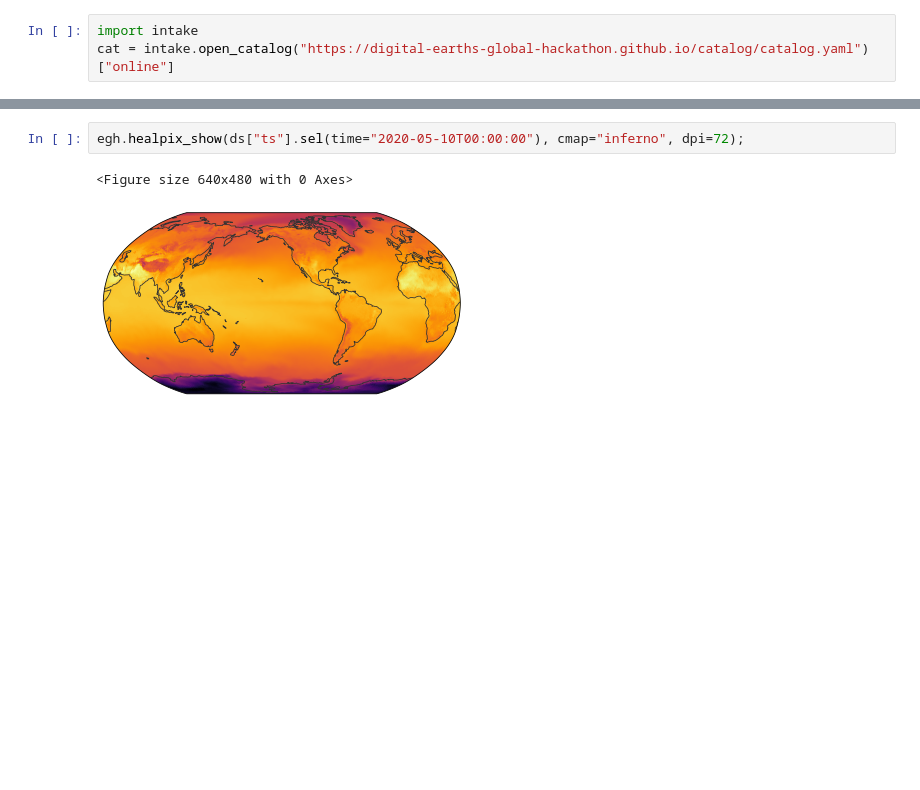
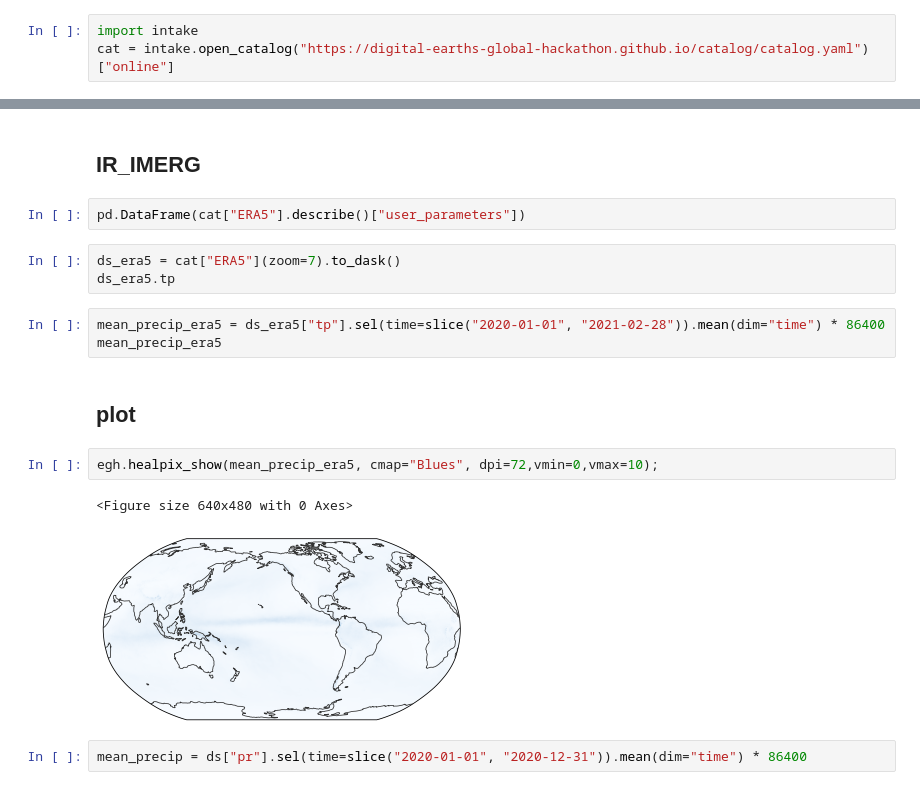
Before and after one commit to 21centuryweather/hk25-AusNode-TConvZones, a Jupyter notebook: notebooks/SC_01_test.ipynb, the cells around one changed output, grey strips where cells are left out. Saved outputs shown, nothing was run; the diff lists cells and outputs as text; blank space fills up the shorter version.

```diff
--- a/notebooks/SC_01_test.ipynb
+++ b/notebooks/SC_01_test.ipynb
@@ -61,5 +199,19 @@ Data variables: (12/58)
+# %% [markdown]
+## IR_IMERG
+# %%
+pd.DataFrame(cat["ERA5"].describe()["user_parameters"])
+# %%
+ds_era5 = cat["ERA5"](zoom=7).to_dask()
+ds_era5.tp
+# %%
+mean_precip_era5 = ds_era5["tp"].sel(time=slice("2020-01-01", "2021-02-28")).mean(dim="time") * 86400
+mean_precip_era5
+# %% [markdown]
+## plot
 # %%
-egh.healpix_show(ds["ts"].sel(time="2020-05-10T00:00:00"), cmap="inferno", dpi=72);
+egh.healpix_show(mean_precip_era5, cmap="Blues", dpi=72,vmin=0,vmax=10);
 # %% [output]
 <Figure size 640x480 with 0 Axes>
-[figure, old version]
+[figure, new version]
+# %%
+mean_precip = ds["pr"].sel(time=slice("2020-01-01", "2020-12-31")).mean(dim="time") * 86400
```
Also changed, not shown: parts of 10 cells of this notebook, 1 other file.
